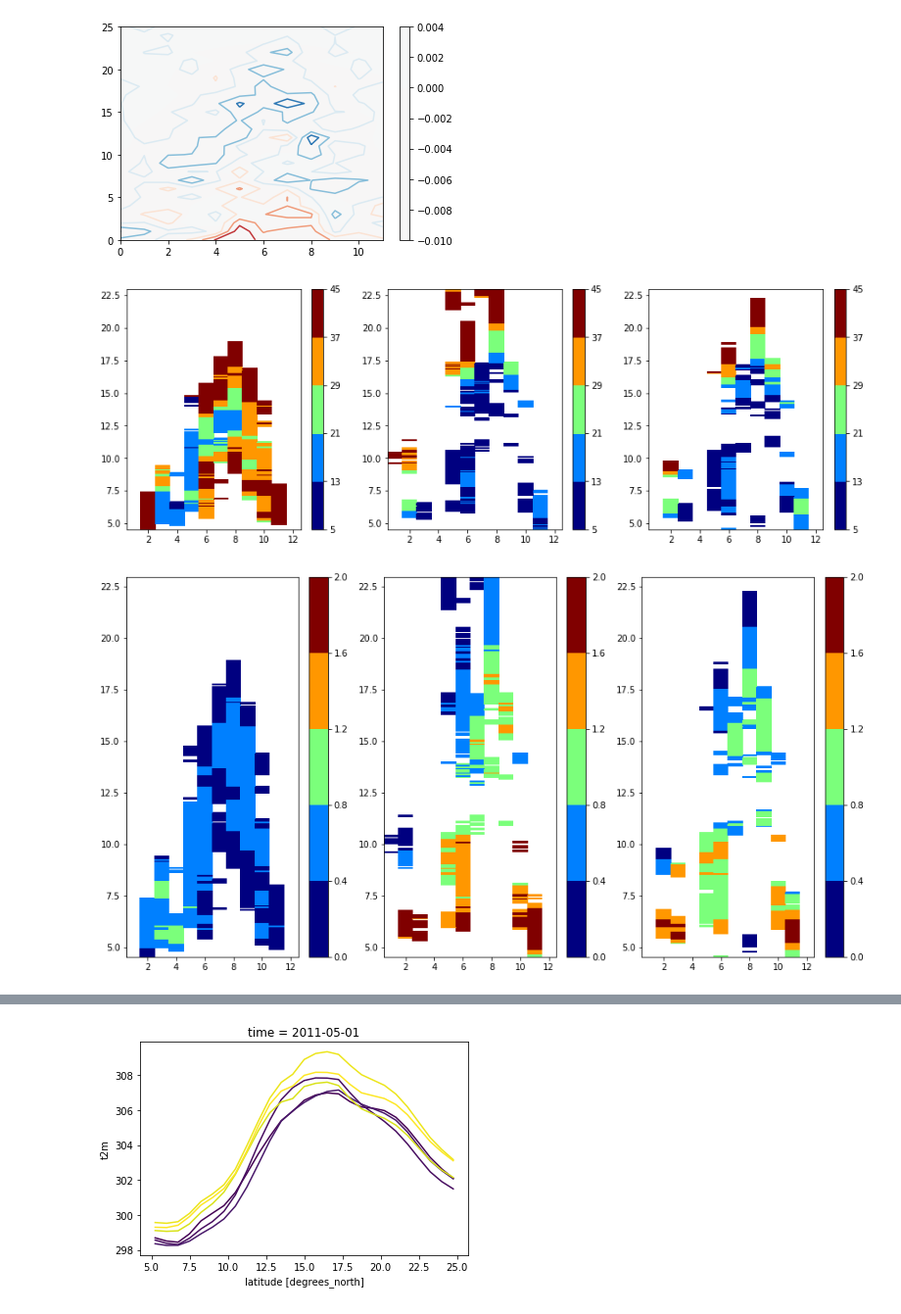
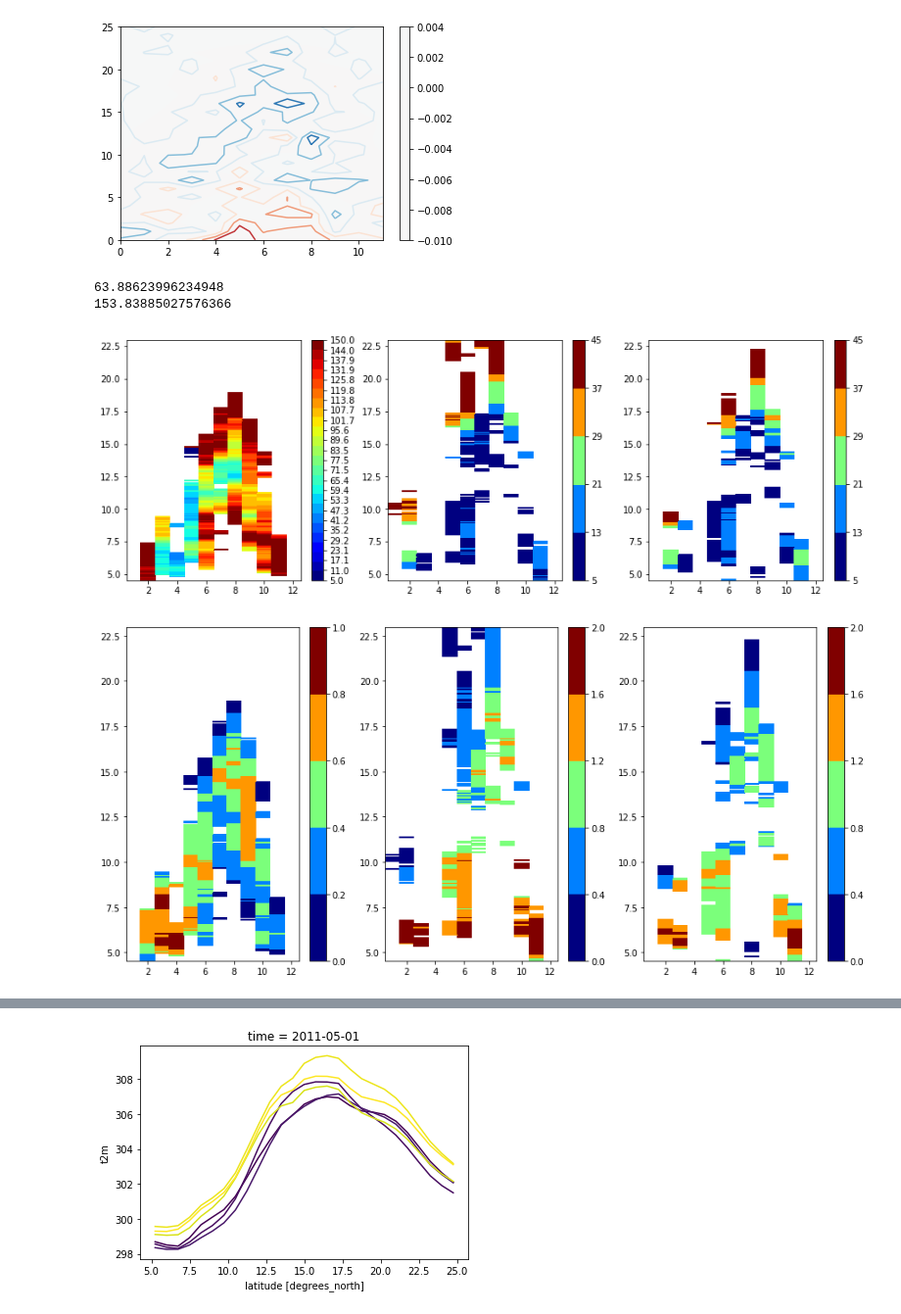
Before and after one commit to cornkle/proj_CEH, a Jupyter notebook: notebooks/CLOVER_OBS_fig1_ERA5.ipynb, the cells around one changed output, grey strips where cells are left out. Shown at 98% size. Drawn from its saved outputs; the diff is of its cells as text; code cells hidden in the pictures.

Commit message:
Sahel storm 2d hist, storm production code and CLOVER plot tweaks

```diff
--- a/notebooks/CLOVER_OBS_fig1_ERA5.ipynb
+++ b/notebooks/CLOVER_OBS_fig1_ERA5.ipynb
@@ -338,9 +306,15 @@ plt.contour(qdiv_trend.T*100000, cmap='RdBu')
+# %%
+print(percmam)
+print(percson)
+# %% [output]
+63.88623996234948
+153.83885027576366
 # %%
 f = plt.figure(figsize=(15,5))
 ax = f.add_subplot(131)
-cmapp = uplot.discrete_cmap(5, base_cmap='jet')
-mappable = plt.pcolormesh(np.arange(0.5,13,1), ccover_trend.lat,ctrend.transpose().values/cmean.transpose().values*100,cmap=cmapp, vmin=5, vmax=45)
-cbar = f.colorbar(mappable, ticks=np.linspace(5,45,6)) # ticks=np.linspace(30,45,11) , ticks=np.linspace(20,40,11)
+cmapp = uplot.discrete_cmap(25, base_cmap='jet')
+mappable = plt.pcolormesh(np.arange(0.5,13,1), ccover_trend.lat,((ctrend.transpose().values*3.5)/cmean.transpose().values)*100,cmap=cmapp, vmin=5, vmax=150)
+cbar = f.colorbar(mappable, ticks=np.linspace(5,150,25)) # ticks=np.linspace(30,45,11) , ticks=np.linspace(20,40,11)
 cbar.set_label('')
 
 ax = f.add_subplot(132)
@@ -356,26 +330,26 @@ cbar = f.colorbar(mappable, ticks=np.linspace(5,45,6)) # ticks=np.linspace(30,45
 cbar.set_label('')
 # -70 MCS >25000km2 trends
 # %% [output]
-[figure, old version]
+[figure, new version]
 # %%
-f = plt.figure(figsize=(15,8))
+f = plt.figure(figsize=(15,7))
 ax = f.add_subplot(131)
 cmapp = uplot.discrete_cmap(5, base_cmap='jet')
-mappable = plt.pcolormesh(np.arange(0.5,13,1), ccover_trend.lat,ctrend.transpose().values,cmap=cmapp, vmin=0, vmax=2)
-cbar = f.colorbar(mappable, ticks=np.linspace(0,2,6)) # ticks=np.linspace(30,45,11) , ticks=np.linspace(20,40,11)
+mappable = plt.pcolormesh(np.arange(0.5,13,1), ccover_trend.lat,ctrend.transpose().values,cmap=cmapp, vmin=0, vmax=1)
+cbar = f.colorbar(mappable, ticks=np.linspace(0,1,6)) # ticks=np.linspace(30,45,11) , ticks=np.linspace(20,40,11)
 cbar.set_label('')
 
 ax = f.add_subplot(132)
 cmapp = uplot.discrete_cmap(5, base_cmap='jet')
 mappable = plt.pcolormesh(np.arange(0.5,13,1), ccover_trend40.lat,ctrend40.transpose().values,cmap=cmapp, vmin=0, vmax=2)
 cbar = f.colorbar(mappable, ticks=np.linspace(0,2,6)) # ticks=np.linspace(30,45,11) , ticks=np.linspace(20,40,11)
 cbar.set_label('')
 
 ax = f.add_subplot(133)
 cmapp = uplot.discrete_cmap(5, base_cmap='jet')
 mappable = plt.pcolormesh(np.arange(0.5,13,1), ccover_trend50.lat,ctrend50.transpose().values,cmap=cmapp, vmin=0, vmax=2)
 cbar = f.colorbar(mappable, ticks=np.linspace(0,2,6)) # ticks=np.linspace(30,45,11) , ticks=np.linspace(20,40,11)
 cbar.set_label('')
 # -70 MCS >25000km2 trends
 # %% [output]
-[figure, old version]
+[figure, new version]
```
Also changed, not shown: parts of 25 cells of this notebook, 24 other files.
